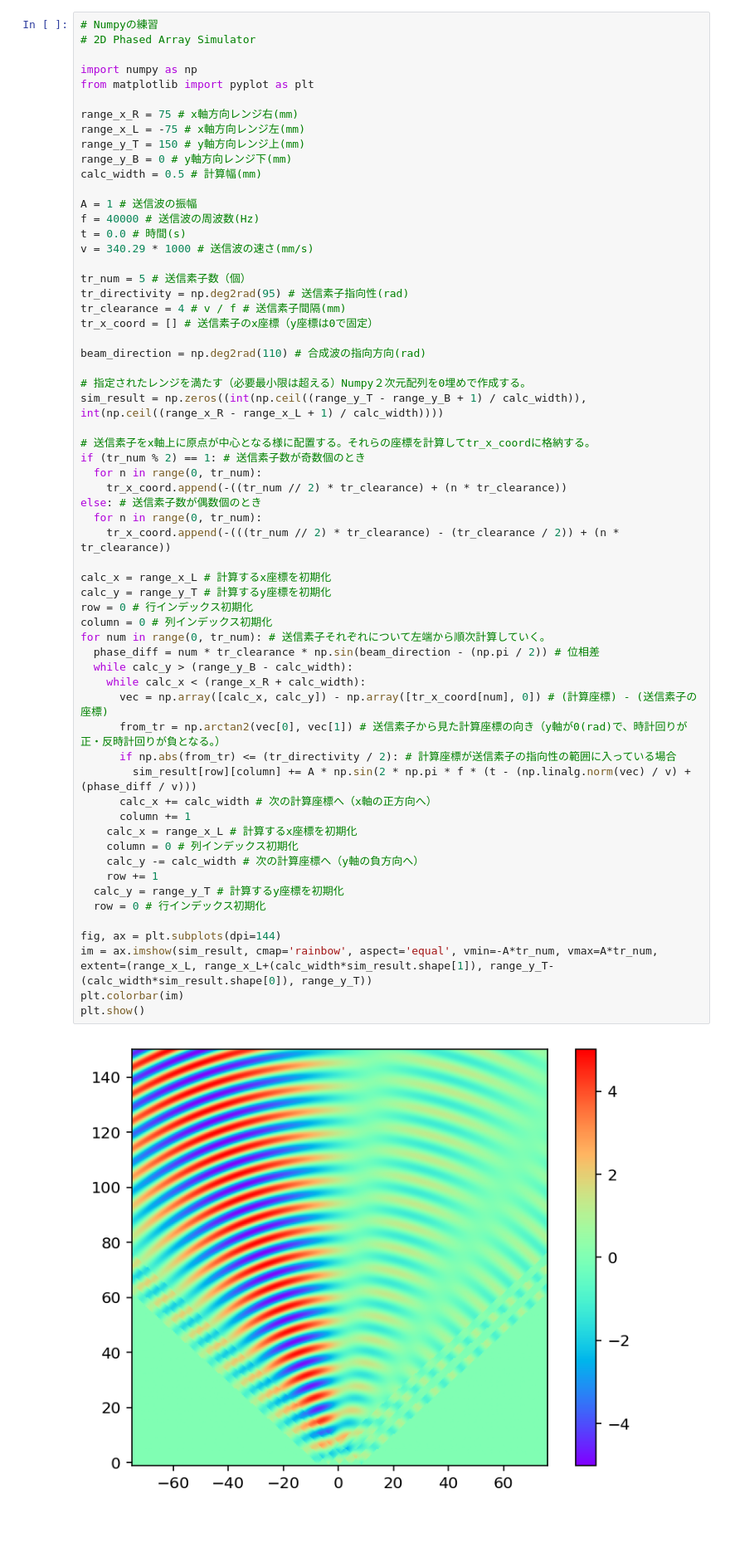
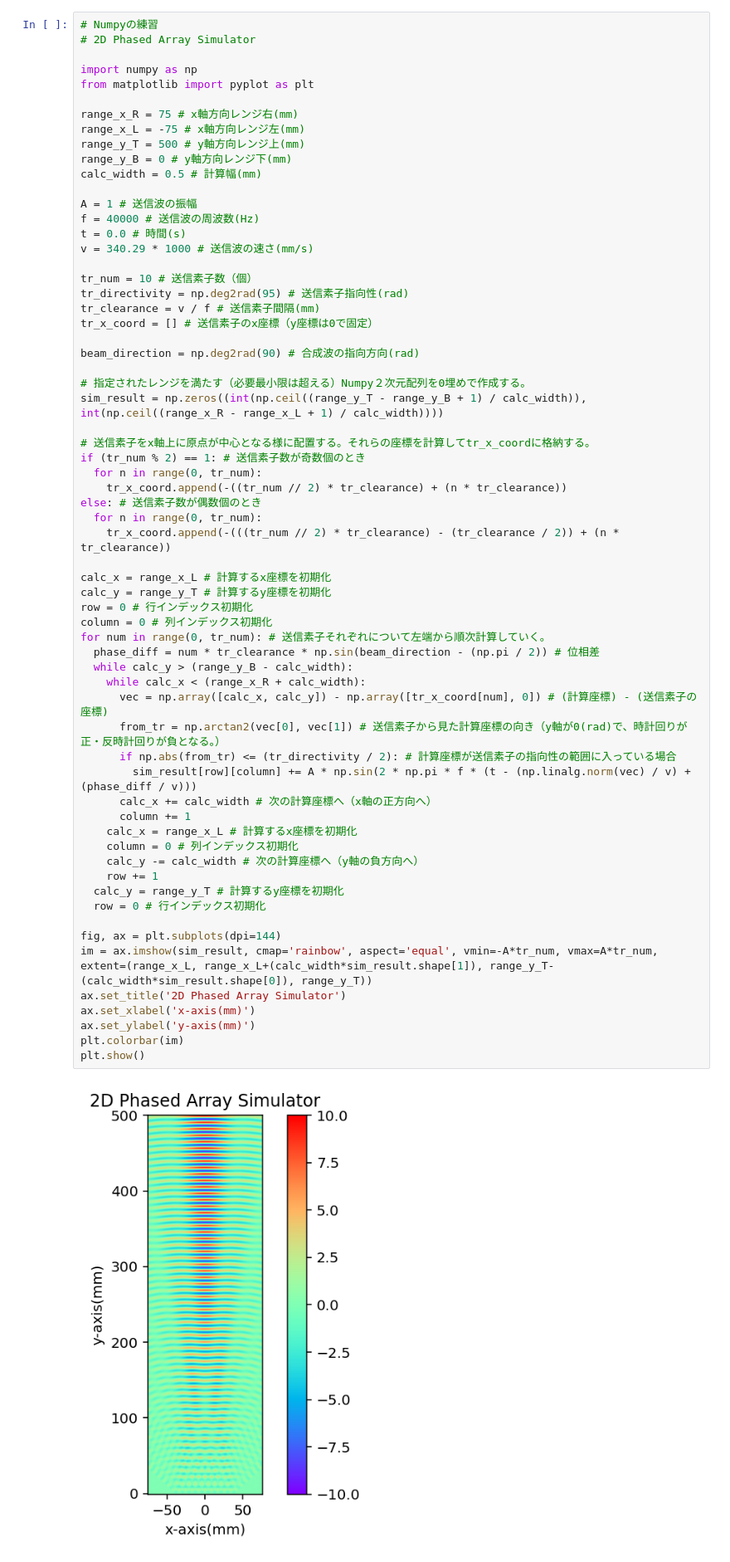
Before and after one commit to ShotaSasaki-HCU/Prog2kakushin, a Jupyter notebook: work2.ipynb, the cells around one changed output. Shown at 83% size. Drawn from its saved outputs; the diff is of its cells as text; blank space fills up the shorter version.

```diff
--- a/work2.ipynb
+++ b/work2.ipynb
@@ -9,7 +9,7 @@ from matplotlib import pyplot as plt
 
 range_x_R = 75 # x軸方向レンジ右(mm)
 range_x_L = -75 # x軸方向レンジ左(mm)
-range_y_T = 150 # y軸方向レンジ上(mm)
+range_y_T = 500 # y軸方向レンジ上(mm)
 range_y_B = 0 # y軸方向レンジ下(mm)
 calc_width = 0.5 # 計算幅(mm)
 
@@ -18,12 +18,12 @@ f = 40000 # 送信波の周波数(Hz)
 t = 0.0 # 時間(s)
 v = 340.29 * 1000 # 送信波の速さ(mm/s)
 
-tr_num = 5 # 送信素子数（個）
+tr_num = 10 # 送信素子数（個）
 tr_directivity = np.deg2rad(95) # 送信素子指向性(rad)
-tr_clearance = 4 # v / f # 送信素子間隔(mm)
+tr_clearance = v / f # 送信素子間隔(mm)
 tr_x_coord = [] # 送信素子のx座標（y座標は0で固定）
 
-beam_direction = np.deg2rad(110) # 合成波の指向方向(rad)
+beam_direction = np.deg2rad(90) # 合成波の指向方向(rad)
 
 # 指定されたレンジを満たす（必要最小限は超える）Numpy２次元配列を0埋めで作成する。
 sim_result = np.zeros((int(np.ceil((range_y_T - range_y_B + 1) / calc_width)), int(np.ceil((range_x_R - range_x_L + 1) / calc_width))))
@@ -35,31 +35,34 @@ if (tr_num % 2) == 1: # 送信素子数が奇数個のとき
 else: # 送信素子数が偶数個のとき
   for n in range(0, tr_num):
     tr_x_coord.append(-(((tr_num // 2) * tr_clearance) - (tr_clearance / 2)) + (n * tr_clearance))
 
 calc_x = range_x_L # 計算するx座標を初期化
 calc_y = range_y_T # 計算するy座標を初期化
 row = 0 # 行インデックス初期化
 column = 0 # 列インデックス初期化
 for num in range(0, tr_num): # 送信素子それぞれについて左端から順次計算していく。
   phase_diff = num * tr_clearance * np.sin(beam_direction - (np.pi / 2)) # 位相差
   while calc_y > (range_y_B - calc_width):
     while calc_x < (range_x_R + calc_width):
       vec = np.array([calc_x, calc_y]) - np.array([tr_x_coord[num], 0]) # (計算座標) - (送信素子の座標)
       from_tr = np.arctan2(vec[0], vec[1]) # 送信素子から見た計算座標の向き（y軸が0(rad)で、時計回りが正・反時計回りが負となる。）
       if np.abs(from_tr) <= (tr_directivity / 2): # 計算座標が送信素子の指向性の範囲に入っている場合
         sim_result[row][column] += A * np.sin(2 * np.pi * f * (t - (np.linalg.norm(vec) / v) + (phase_diff / v)))
       calc_x += calc_width # 次の計算座標へ（x軸の正方向へ）
       column += 1
     calc_x = range_x_L # 計算するx座標を初期化
     column = 0 # 列インデックス初期化
     calc_y -= calc_width # 次の計算座標へ（y軸の負方向へ）
     row += 1
   calc_y = range_y_T # 計算するy座標を初期化
   row = 0 # 行インデックス初期化
 
 fig, ax = plt.subplots(dpi=144)
 im = ax.imshow(sim_result, cmap='rainbow', aspect='equal', vmin=-A*tr_num, vmax=A*tr_num, extent=(range_x_L, range_x_L+(calc_width*sim_result.shape[1]), range_y_T-(calc_width*sim_result.shape[0]), range_y_T))
+ax.set_title('2D Phased Array Simulator')
+ax.set_xlabel('x-axis(mm)')
+ax.set_ylabel('y-axis(mm)')
 plt.colorbar(im)
 plt.show()
 # %% [output]
-[figure, old version]
+[figure, new version]
```
